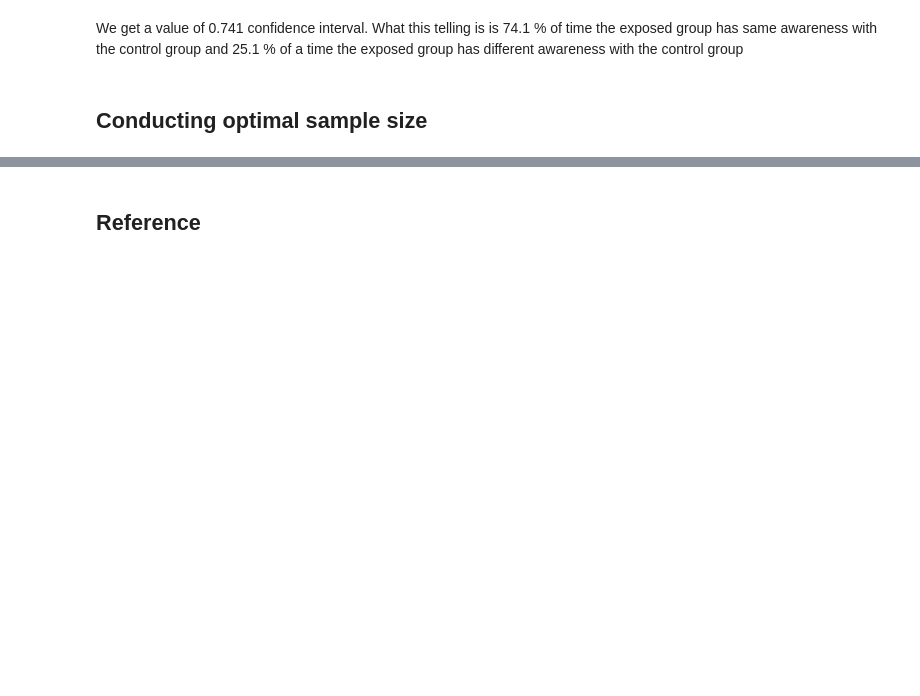
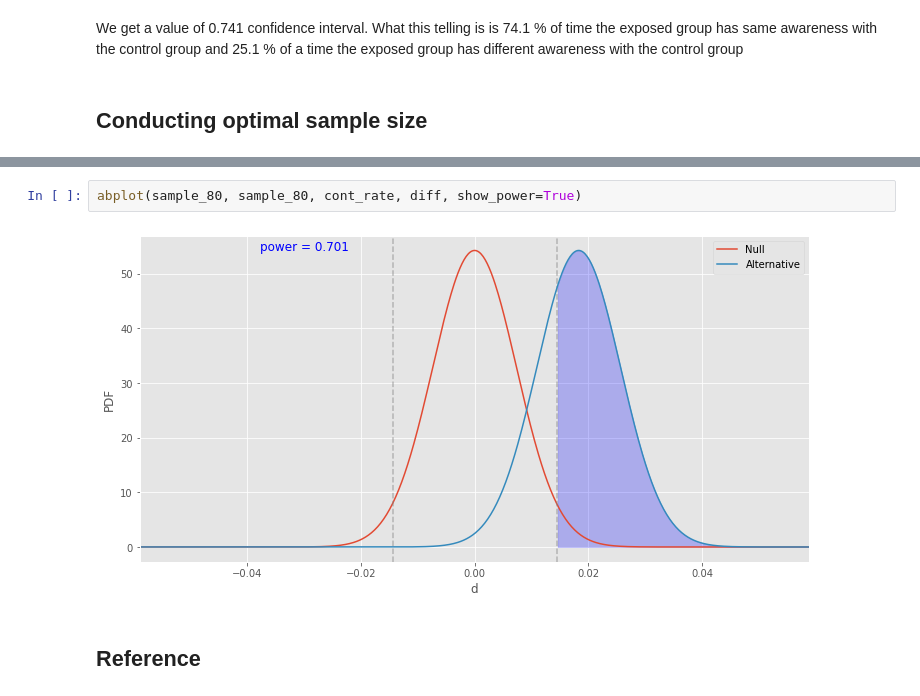
Before and after one commit to eandualem/ABTesting, a Jupyter notebook: notebooks/classical-ab-testing.ipynb, the cells around one changed output, grey strips where cells are left out. Cells and saved outputs as stored; diff of their text form; blank space fills up the shorter version.

```diff
--- a/notebooks/classical-ab-testing.ipynb
+++ b/notebooks/classical-ab-testing.ipynb
@@ -412,3 +468,7 @@ We get a value of 0.741 confidence interval. What this telling is is 74.1 % of t
+# %%
+abplot(sample_80, sample_80, cont_rate, diff, show_power=True)
+# %% [output]
+[figure, added]
 # %% [markdown]
 ## Reference
 # %% [markdown]
```
Also changed, not shown: parts of 15 cells of this notebook.
